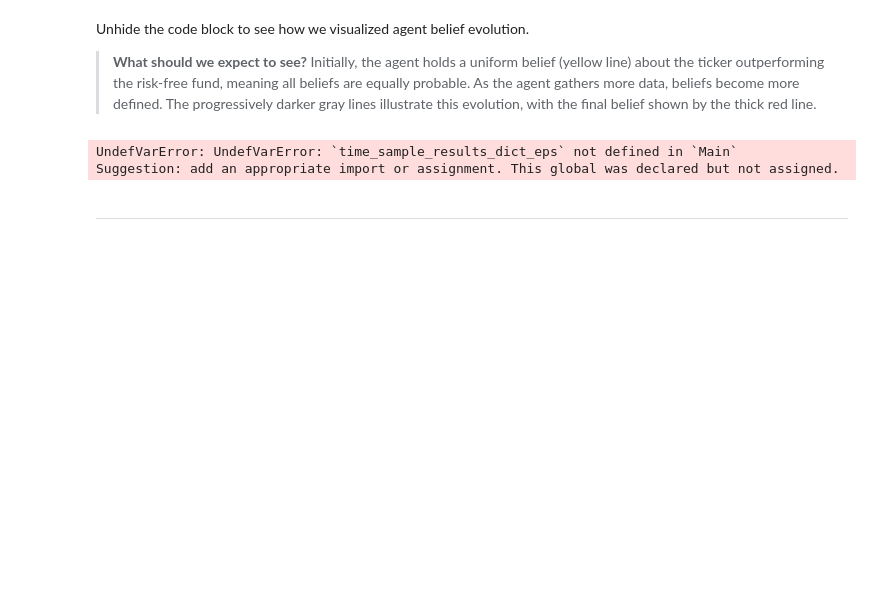
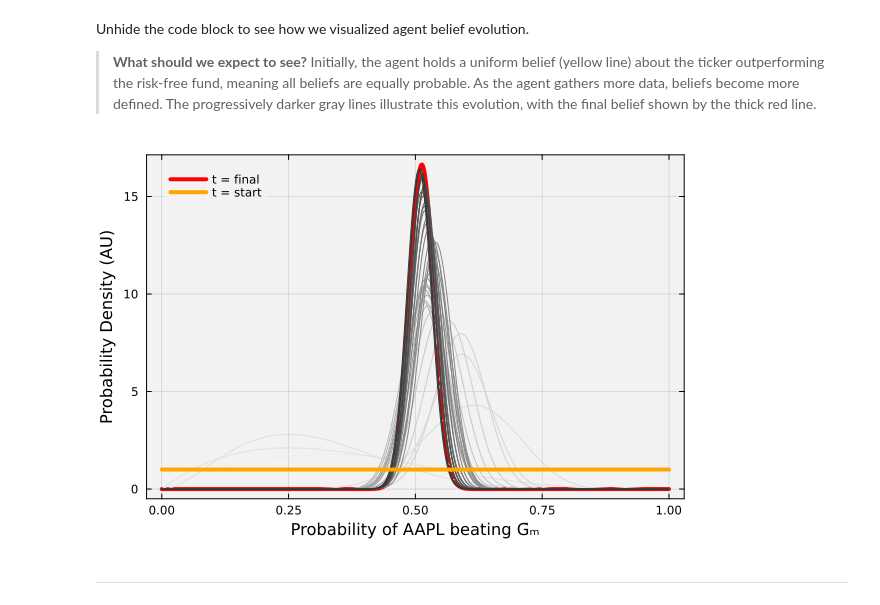
Before and after one commit to sp2229/CHEME-5660-CourseRepository-Fall-2025, a Jupyter notebook: lectures/week-14/L14a/CHEME-5660-L14a-Example-RiskAware-BBBP-Ticker-Picker-Fall-2025.ipynb, the cells around one changed output. Drawn from its saved outputs; the diff is of its cells as text; code cells hidden in the pictures; blank space fills up the shorter version.

```diff
--- a/lectures/week-14/L14a/CHEME-5660-L14a-Example-RiskAware-BBBP-Ticker-Picker-Fall-2025.ipynb
+++ b/lectures/week-14/L14a/CHEME-5660-L14a-Example-RiskAware-BBBP-Ticker-Picker-Fall-2025.ipynb
@@ -285,35 +298,34 @@ Unhide the code block to see how we visualized agent belief evolution.
 # %%
 let
 
     # initialize -
     q = plot();
     number_of_trading_periods = length(time_sample_results_dict_eps);
-    skip = 50;
+    skip = 250;
     indexes_to_plot = range(2,number_of_trading_periods - 10,step=skip) |> collect;
     N = length(indexes_to_plot);
     C1 = colorant"gray95"
     C2 = colorant"gray20"
     gray_color_array = range(C1, C2, length=N);
 
     # initial plot -
     d = time_sample_results_dict_eps[number_of_trading_periods][index_of_ticker_to_plot]
     plot(d, label="t = final", c=:red, lw=4,
         bg="gray95", background_color_outside="white", framestyle = :box, fg_legend = :transparent, legend=:topleft);
     for i ∈ eachindex(indexes_to_plot)
         α = i/N;
         t = indexes_to_plot[i];
         d = time_sample_results_dict_eps[t][index_of_ticker_to_plot]
         plot!(d, label="", c=gray_color_array[i], lw=1)
     end
     d = time_sample_results_dict_eps[1][index_of_ticker_to_plot]
     plot!(d, label="t = start", c=:orange, lw=4)
-    xlabel!("Probability of beating a risk free asset for $(my_ticker_of_interest)", fontsize=18)
+    xlabel!("Probability of $(my_ticker_of_interest) beating Ḡₘ", fontsize=18)
     ylabel!("Probability Density (AU)", fontsize=18)
     current()
 end
 # %% [output]
-UndefVarError: UndefVarError: `time_sample_results_dict_eps` not defined in `Main`
-Suggestion: add an appropriate import or assignment. This global was declared but not assigned.
+[figure, added]
 # %% [markdown]
 ___
 # %% [markdown]
```
Also changed, not shown: parts of 17 cells of this notebook.
